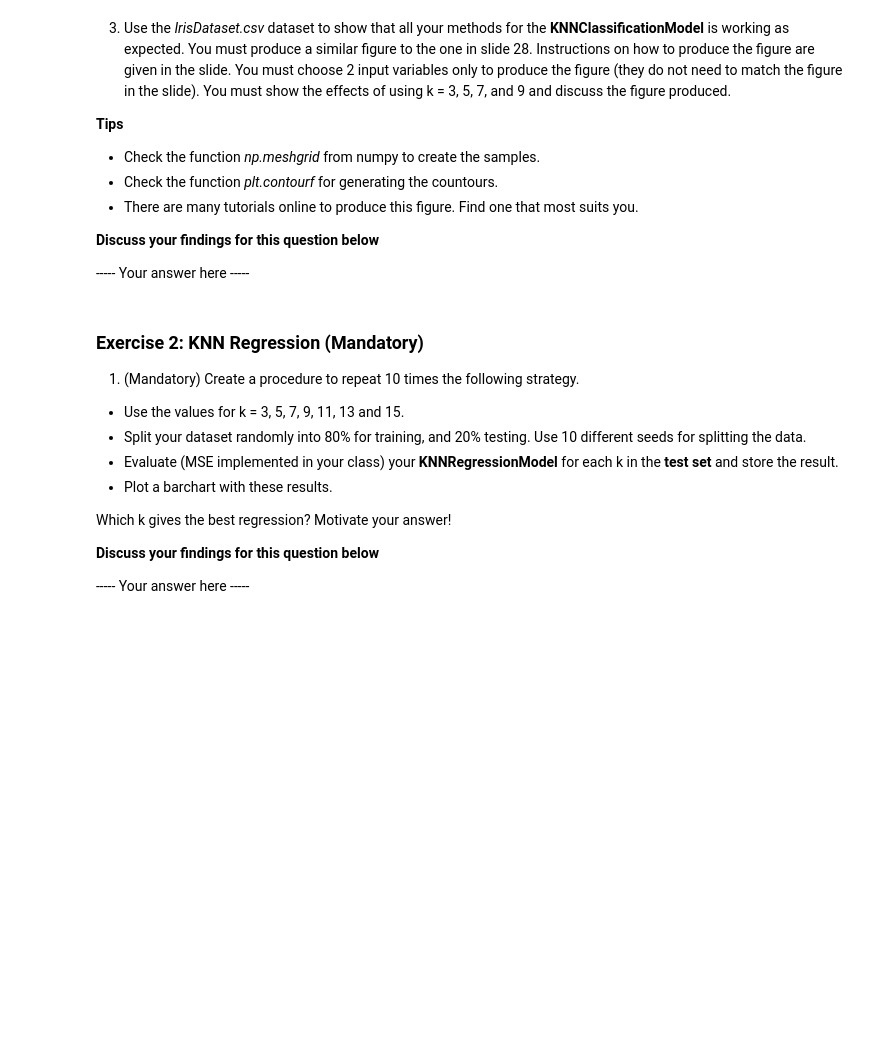
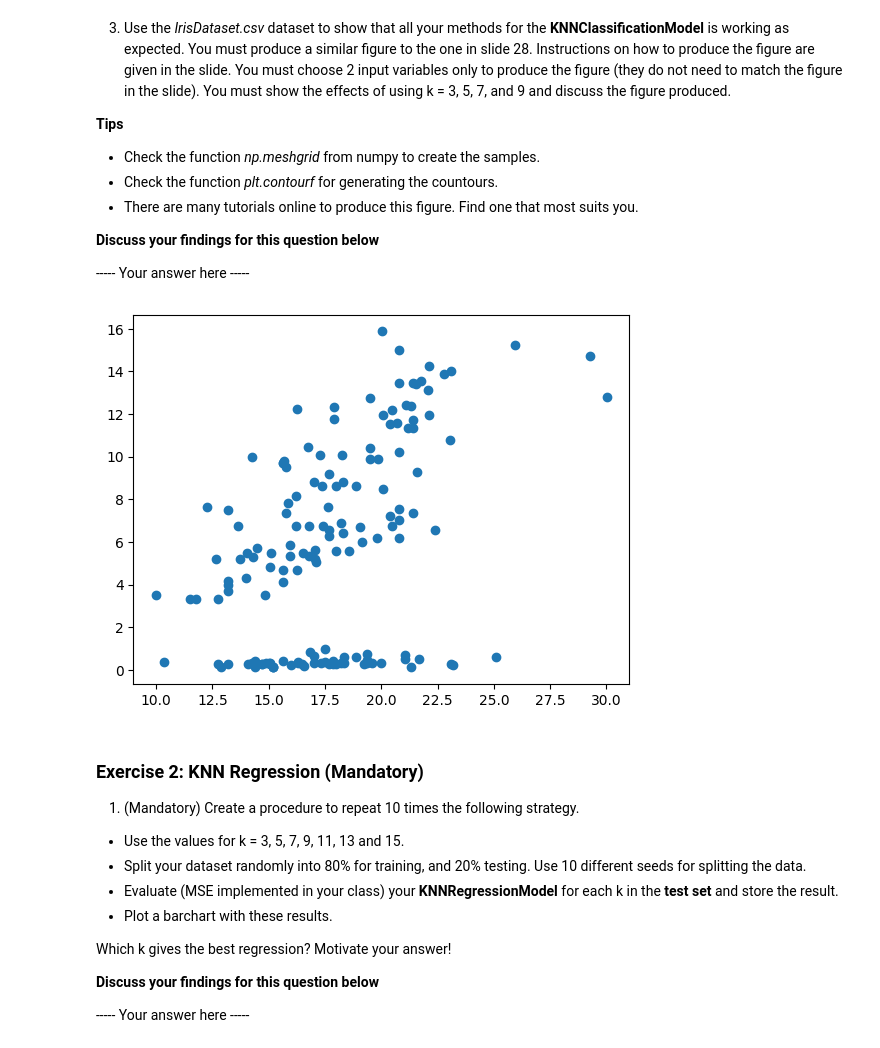
Before and after one commit to SuyashMullick/2DV516-Assignments, a Jupyter notebook: A1/Assignment 1/A1.ipynb, the cells around one changed output. Drawn from its saved outputs; the diff is of its cells as text; code cells hidden in the pictures; blank space fills up the shorter version.

```diff
--- a/A1/Assignment 1/A1.ipynb
+++ b/A1/Assignment 1/A1.ipynb
@@ -38,4 +38,11 @@ As the names suggest, you must implement the Regression (slide 30) and Classific
 import numpy as np
 import matplotlib.pyplot as plt
 import MachineLearningModel as MlM
+# %%
+def normalize(X, mean=None, std=None):
+    if mean == None or std == None:
+        mean = np.mean(X, axis=0)
+        std = np.std(X, axis=0)
+    std = np.where(std==0, 1.0, std)
+    return (X - mean) / std, mean, std
 # %%
@@ -76,3 +83,24 @@ plt.show()
+# %%
+iris_data = np.loadtxt('IrisDataset.csv', delimiter=',', skiprows=1, dtype=str)
+X = iris_data[:,:4].astype(float)
+
+X_train = np.column_stack((X[:,0]*X[:,1], X[:,2]*X[:,3]))
+y_train = iris_data[:,4]
+
+# X_test = np.linspace()
+
+X_train_normalized, train_mean, train_std = normalize(X_train)
+
+k = 5
+kNNClassificationModel = MlM.KNNClassificationModel(k)
+
+kNNClassificationModel.fit(X_train_normalized, y_train)
+# kNNClassificationModel.predict()
+
+plt.scatter(X_train[:,0],X_train[:,1])
+plt.show()
+# %% [output]
+[figure, added]
 # %% [markdown]
 ### Exercise 2: KNN Regression (Mandatory)
 
```
Also changed, not shown: parts of 2 cells of this notebook, 1 other file.
